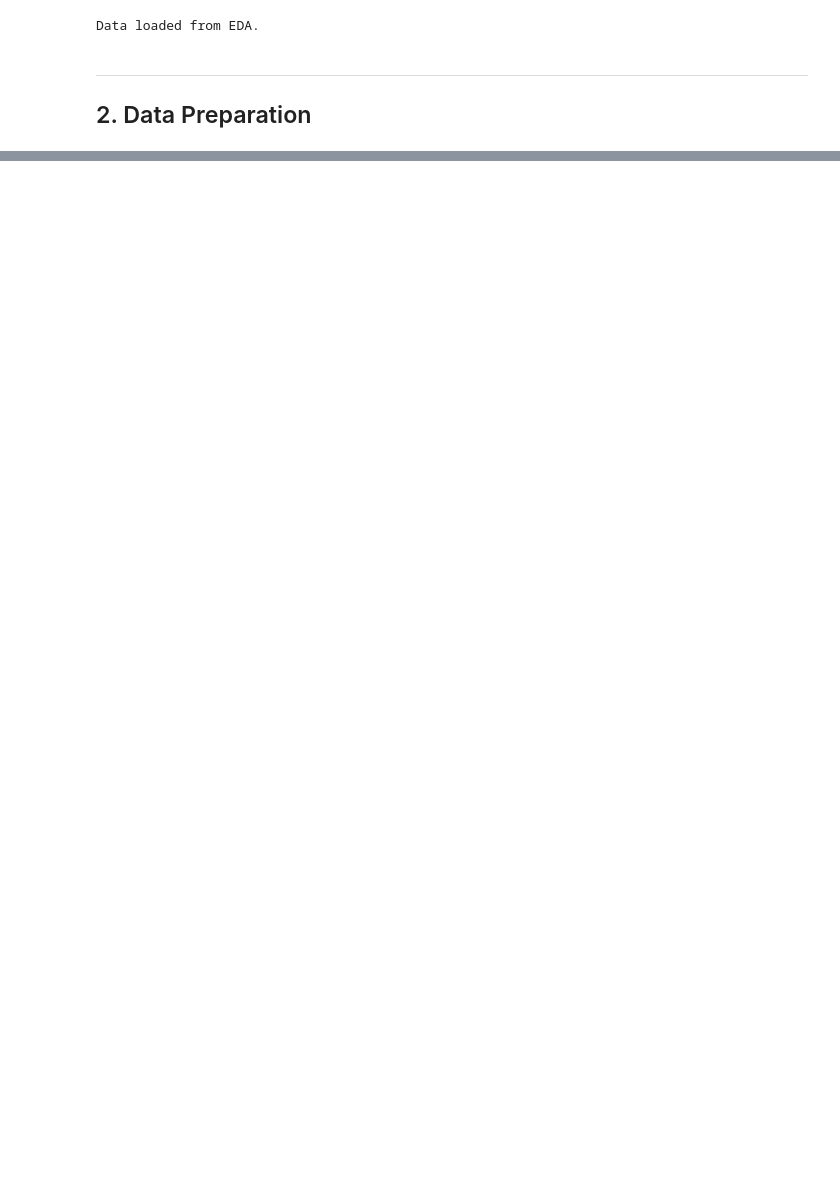
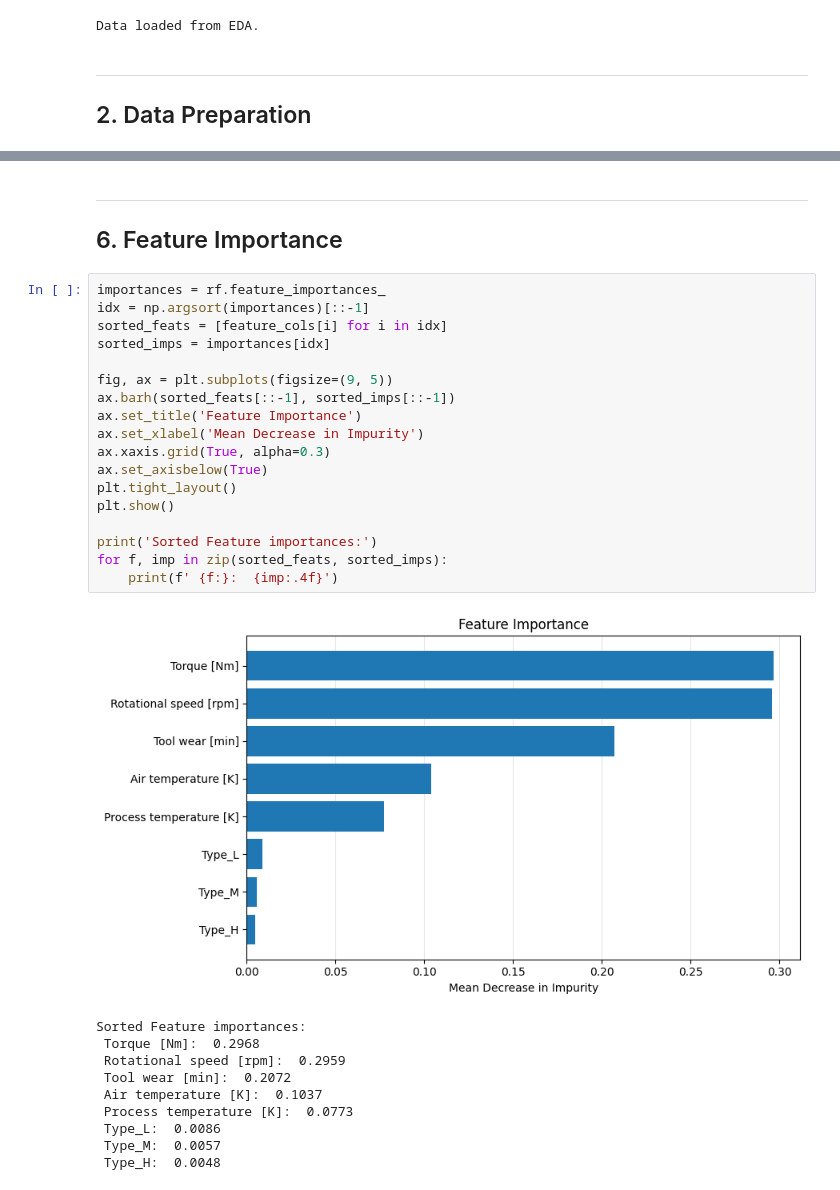
Before and after one commit to hadoyyo/Machine-Predictive-Maintenance-Expert-System, a Jupyter notebook: rf_model.ipynb, the cells around one changed output, grey strips where cells are left out. Saved outputs shown, nothing was run; the diff lists cells and outputs as text; blank space fills up the shorter version.

```diff
--- a/rf_model.ipynb
+++ b/rf_model.ipynb
@@ -46,0 +140,32 @@ Features: 8
+# %% [markdown]
+---
+## 6. Feature Importance
+# %%
+importances = rf.feature_importances_
+idx = np.argsort(importances)[::-1]
+sorted_feats = [feature_cols[i] for i in idx]
+sorted_imps = importances[idx]
+
+fig, ax = plt.subplots(figsize=(9, 5))
+ax.barh(sorted_feats[::-1], sorted_imps[::-1])
+ax.set_title('Feature Importance')
+ax.set_xlabel('Mean Decrease in Impurity')
+ax.xaxis.grid(True, alpha=0.3)
+ax.set_axisbelow(True)
+plt.tight_layout()
+plt.show()
+
+print('Sorted Feature importances:')
+for f, imp in zip(sorted_feats, sorted_imps):
+    print(f' {f:}:  {imp:.4f}')
+# %% [output]
+[figure, added]
+Sorted Feature importances:
+ Torque [Nm]:  0.2968
+ Rotational speed [rpm]:  0.2959
+ Tool wear [min]:  0.2072
+ Air temperature [K]:  0.1037
+ Process temperature [K]:  0.0773
+ Type_L:  0.0086
+ Type_M:  0.0057
+ Type_H:  0.0048
```
Also changed, not shown: parts of 11 cells of this notebook.
